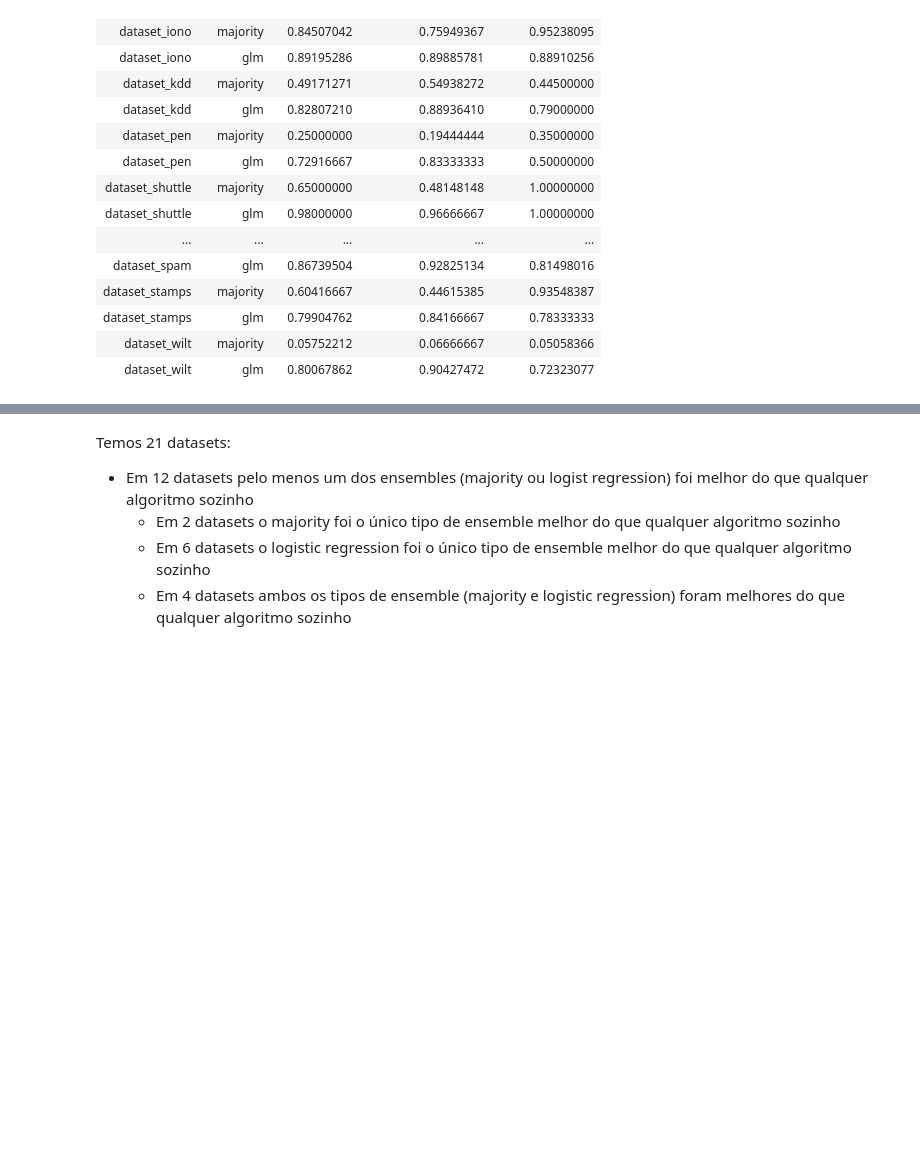
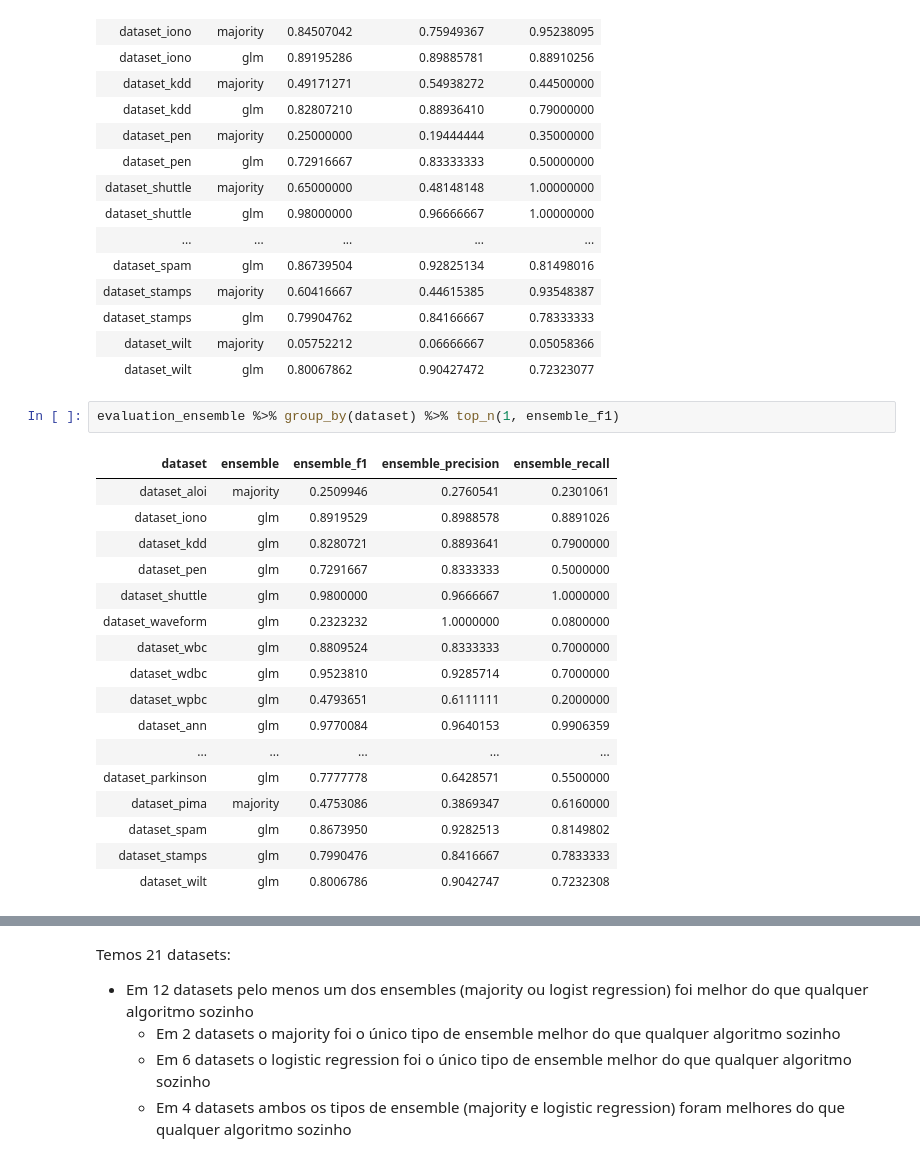
Before and after one commit to msandim/master-thesis, a Jupyter notebook: experiments/Experiment 3/Experiment 3 - Analysis.ipynb, the cells around one changed output, grey strips where cells are left out. Cells and saved outputs as stored; diff of their text form; blank space fills up the shorter version.

```diff
--- a/experiments/Experiment 3/Experiment 3 - Analysis.ipynb
+++ b/experiments/Experiment 3/Experiment 3 - Analysis.ipynb
@@ -143,4 +171,24 @@ evaluation_ensemble
 | dataset_stamps | glm | 0.79904762 | 0.84166667 | 0.78333333 |
 | dataset_wilt | majority | 0.05752212 | 0.06666667 | 0.05058366 |
 | dataset_wilt | glm | 0.80067862 | 0.90427472 | 0.72323077 |
+# %%
+evaluation_ensemble %>% group_by(dataset) %>% top_n(1, ensemble_f1)
+# %% [output]
+| dataset | ensemble | ensemble_f1 | ensemble_precision | ensemble_recall |
+| dataset_aloi | majority | 0.2509946 | 0.2760541 | 0.2301061 |
+| dataset_iono | glm | 0.8919529 | 0.8988578 | 0.8891026 |
+| dataset_kdd | glm | 0.8280721 | 0.8893641 | 0.7900000 |
+| dataset_pen | glm | 0.7291667 | 0.8333333 | 0.5000000 |
+| dataset_shuttle | glm | 0.9800000 | 0.9666667 | 1.0000000 |
+| dataset_waveform | glm | 0.2323232 | 1.0000000 | 0.0800000 |
+| dataset_wbc | glm | 0.8809524 | 0.8333333 | 0.7000000 |
+| dataset_wdbc | glm | 0.9523810 | 0.9285714 | 0.7000000 |
+| dataset_wpbc | glm | 0.4793651 | 0.6111111 | 0.2000000 |
+| dataset_ann | glm | 0.9770084 | 0.9640153 | 0.9906359 |
+| ... | ... | ... | ... | ... |
+| dataset_parkinson | glm | 0.7777778 | 0.6428571 | 0.5500000 |
+| dataset_pima | majority | 0.4753086 | 0.3869347 | 0.6160000 |
+| dataset_spam | glm | 0.8673950 | 0.9282513 | 0.8149802 |
+| dataset_stamps | glm | 0.7990476 | 0.8416667 | 0.7833333 |
+| dataset_wilt | glm | 0.8006786 | 0.9042747 | 0.7232308 |
 # %%
```
Also changed, not shown: parts of 4 cells of this notebook, 4 other files.
